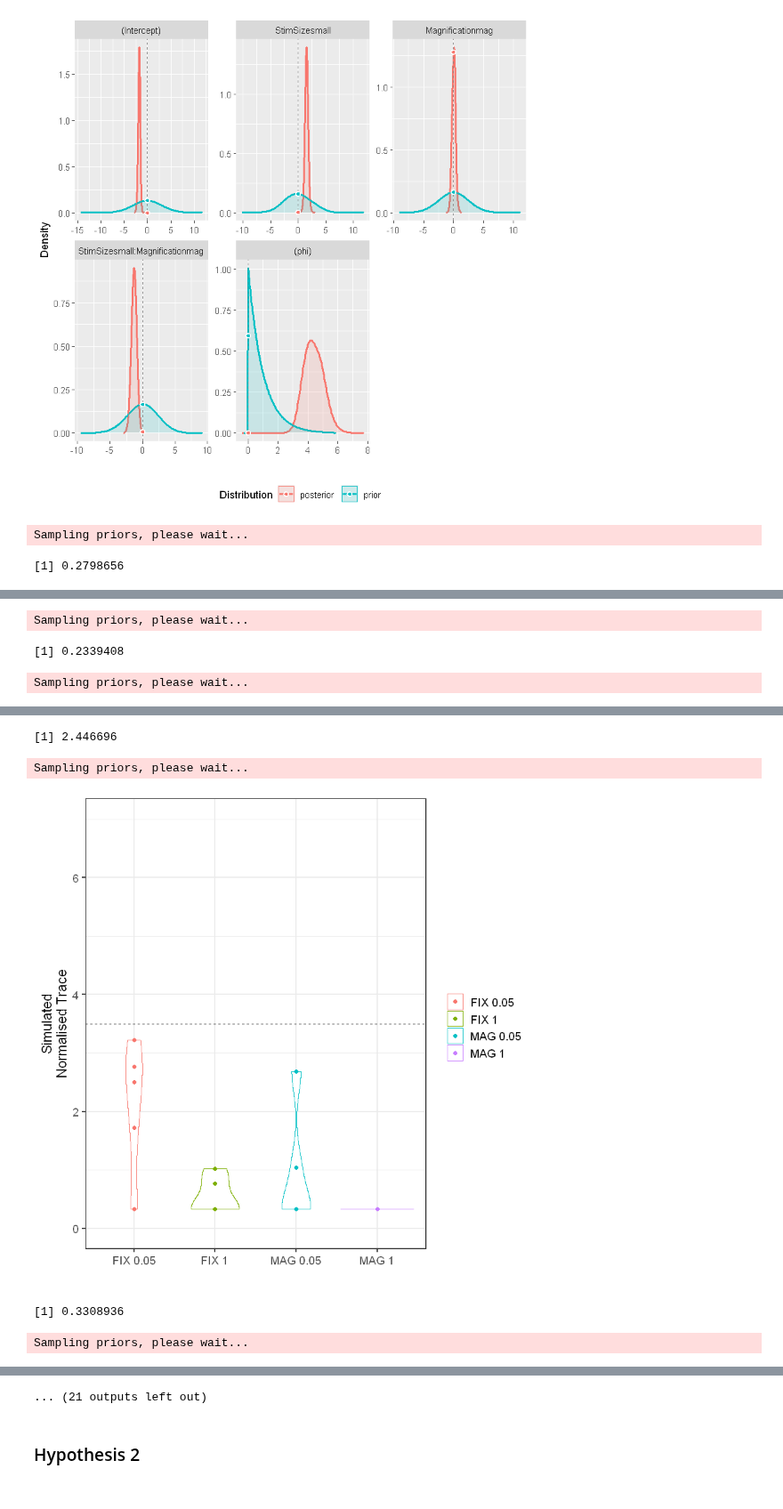
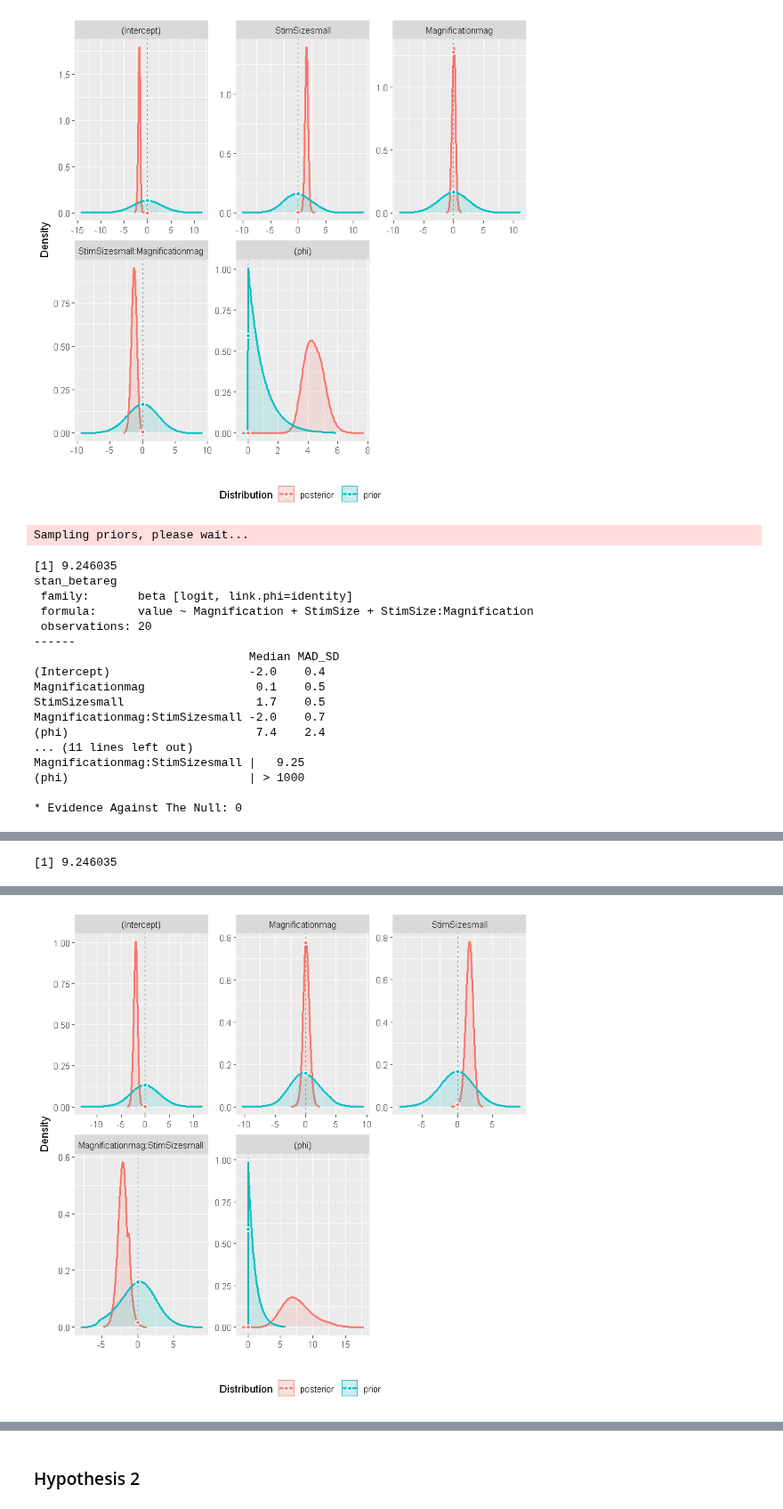
Before and after one commit to ArielZJ/Precision-Phenomenology-Data-Analysis, a Jupyter notebook: Fovea vs. Periphery Color Similarity Pilot Analysis - 2stim Analysis.ipynb, the cells around one changed output, grey strips where cells are left out. Shown at 89% size. Saved outputs shown, nothing was run; the diff lists cells and outputs as text; code cells hidden in the pictures.

```diff
--- a/Fovea vs. Periphery Color Similarity Pilot Analysis - 2stim Analysis.ipynb
+++ b/Fovea vs. Periphery Color Similarity Pilot Analysis - 2stim Analysis.ipynb
@@ -1787,7 +1809,7 @@ fig6bc <- function(df,name){
     return(plot)
 }
 # %%
-fig6d <- function(plot.df,rand.var.mu,histogram=FALSE){
+fig6d <- function(plot.df,rand.var.mu,histogram=FALSE,save=TRUE){
 
     plot.df$StimSize <- as.character(plot.df$StimSize)
     plot.df$Magnification <- as.character(plot.df$Magnification)
@@ -1813,7 +1835,10 @@ fig6d <- function(plot.df,rand.var.mu,histogram=FALSE){
         hist.plot <- ggplot(plot.df, aes(x = mean.var, fill=label.combo)) + geom_histogram(binwidth=0.25)
         return(hist.plot)
     }
-    ggsave('fig6d.png',plot,height=2.8,width=4)
+    if(save){
+        ggsave('fig6d.png',plot,height=2.8,width=4)
+    }
+
     return(plot)
 }
 # %%
@@ -2116,7 +2155,8 @@ h2a <- function(data,summary=FALSE){
                               prior_intercept =
                                    normal(logit(rand.var.mu/max(vals)),
                                           (rand.var.sd/max(vals))),
-                              iter=10000 # stabilise the estimates
+                              iter=10000, # stabilise the estimates
+                               refresh=0
                             )
 
     if(summary){
@@ -2124,8 +2164,18 @@ h2a <- function(data,summary=FALSE){
     }else{
            print(model.test)
     }
-    print(posterior_interval(model.test, prob = 0.95))
+    HPD <- posterior_interval(model.test, prob = 0.95)
+    print(HPD)
     BF <- bayesfactor_parameters(model.test)
     print(BF)
     print(plot(BF, show_intercept=TRUE))
+
+    # Converted back to normalised trace
+    print("")
+    print("Converted back to Mean Variance")
+    intercept <- model.test[[1]][1]
+    print(paste('Intercept:',round(undo.logit(intercept,max(vals)),2)))
+    print(paste('HPD:',round(undo.logit(HPD[1,],max(vals)),2)))
+
+    return(model.test)
 }
@@ -2153,10 +2246,20 @@ h2b <- function(data,summary=FALSE){
     }else{
            print(model.test)
     }
-    print(posterior_interval(model.test, prob = 0.95))
+    HPD <- posterior_interval(model.test, prob = 0.95)
+    print(HPD)
     BF <- bayesfactor_parameters(model.test)
     print(BF)
     print(plot(BF, show_intercept=TRUE))
+
+    # Converted back to normalised trace
+    print("")
+    print("Converted back to Mean Variance")
+    interaction <- model.test[[1]][4]
+    print(paste('Interaction:',round(undo.logit(interaction,max(vals)),2)))
+    print(paste('HPD:',round(undo.logit(HPD[1,],max(vals)),2)))
+
+    return(model.test)
 }
 # %%
 # test all the data
@@ -2447,7 +2587,10 @@ run.sim <- function(n=20,vis=0.1,blind=0.4,phi.vis=10,phi.blind=10,hyp=1,
                             )
         }
 
-        region <- bayesfactor_parameters(sim.test)
+        region <- bayesfactor_parameters(sim.test,
+                                         #parameters='Magnificationmag:StimSizesmall',
+                                        # direction='<'
+                                        )
         BF.v[i] <- subset(region, Parameter == 'Magnificationmag:StimSizesmall')$BF
         if(print1){
             print(BF.v[i])
@@ -2466,11 +2609,27 @@ run.sim <- function(n=20,vis=0.1,blind=0.4,phi.vis=10,phi.blind=10,hyp=1,
     return(BF.v)
 }
 # %%
-run.sim(n=5,vis=0.05,blind=0.32,phi.vis=2.2,phi.blind=2.2,
-        seed.data=1,seed.test=9,seed.BF=26,BF.samples=10,
+run.sim(n=5,vis=0.05,blind=0.32,phi.vis=10,phi.blind=10,
+        seed.data=1,seed.test=9,seed.BF=26,BF.samples=1,
         print1=TRUE,print2=TRUE,
-       within=TRUE)
+       within=FALSE)
 #run.sim(n=20,vis=0.05,blind=0.32,phi.vis=2.2,phi.blind=2.2,seed.data=1,seed.test=9,seed.BF=26,BF.samples=5)
 # %% [output]
 Sampling priors, please wait...
-[1] 0.2798656
+[1] 9.246035
+stan_betareg
+ family:       beta [logit, link.phi=identity]
+ formula:      value ~ Magnification + StimSize + StimSize:Magnification
+ observations: 20
+------
+                               Median MAD_SD
+(Intercept)                    -2.0    0.4
+Magnificationmag                0.1    0.5
+StimSizesmall                   1.7    0.5
+Magnificationmag:StimSizesmall -2.0    0.7
+(phi)                           7.4    2.4
+... (11 lines left out)
+Magnificationmag:StimSizesmall |   9.25
+(phi)                          | > 1000
+
+* Evidence Against The Null: 0
@@ -2477,3 +2637 @@ Sampling priors, please wait...
-Sampling priors, please wait...
+[1] 9.246035
-[1] 0.2339408
-Sampling priors, please wait...
@@ -2481,5 +2638 @@ Sampling priors, please wait...
-[1] 2.446696
-Sampling priors, please wait...
-[figure, old version]
+[figure, new version]
-[1] 0.3308936
-Sampling priors, please wait...
@@ -2487,4 +2639,3 @@ Sampling priors, please wait...
-... (21 outputs left out)
 # %% [markdown]
 ### Hypothesis 2
 # %%
```
Also changed, not shown: parts of 28 cells of this notebook, 3 other files.
